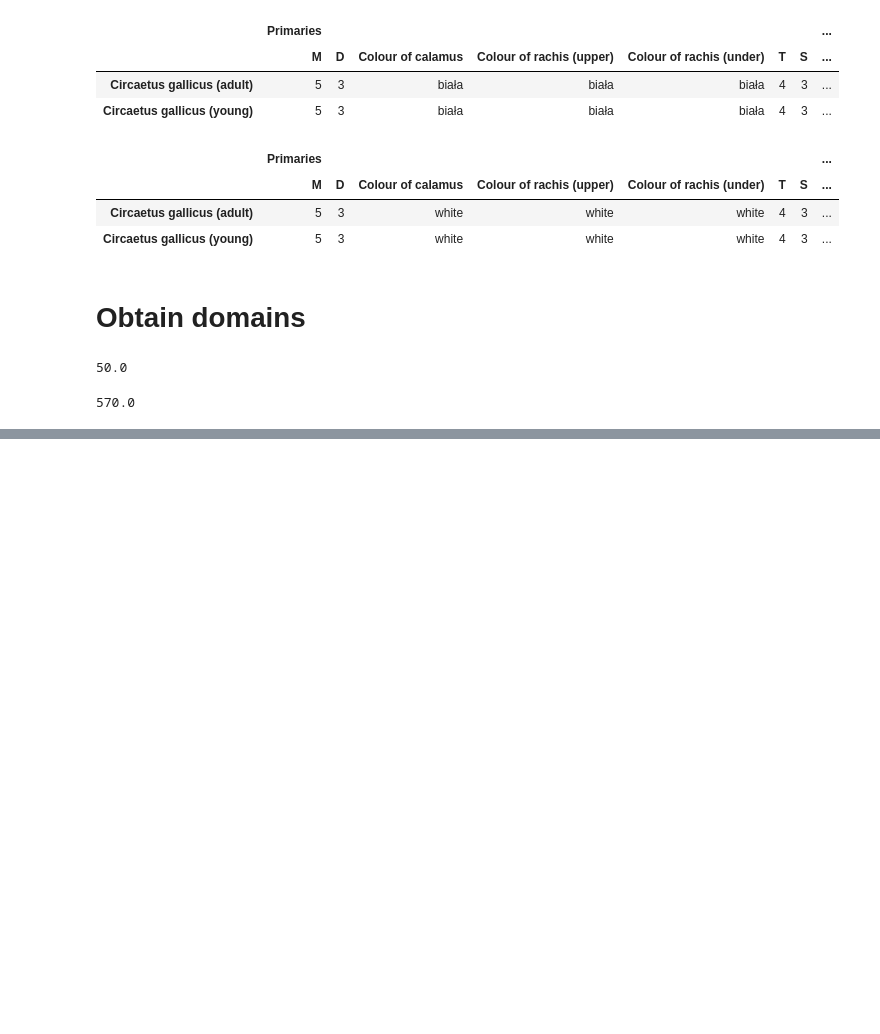
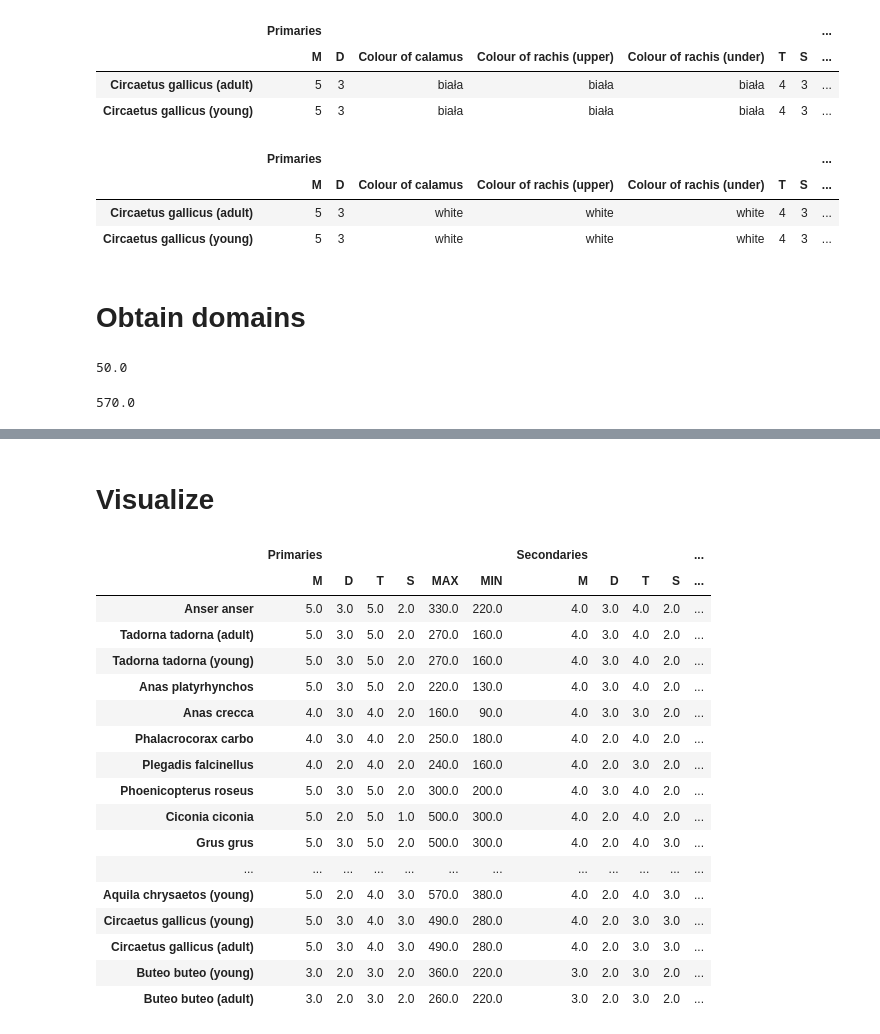
Before and after one commit to Maciej-GBS/SBC, a Jupyter notebook: knowledge/data-analysis.ipynb, the cells around one changed output, grey strips where cells are left out. Drawn from its saved outputs; the diff is of its cells as text; code cells hidden in the pictures; blank space fills up the shorter version.

```diff
--- a/knowledge/data-analysis.ipynb
+++ b/knowledge/data-analysis.ipynb
@@ -390,3 +390,5 @@ values_t
 | 0 | [brown, darkgrey, grey, lightgrey... | [black, brown, darkbrown, darkgre... | [black, brown, darkbrown, darkgre... | [black, brown, grey, lightgrey, n... | ... |
 # %%
 values_t.to_csv('domains.csv', index=False)
+# %% [markdown]
+# Visualize
@@ -392,0 +400,21 @@ values_t.to_csv('domains.csv', index=False)
+# %%
+df_num
+# %% [output]
+|  | Primaries |  |  |  |  |  | Secondaries |  |  |  | ... |
+|  | M | D | T | S | MAX | MIN | M | D | T | S | ... |
+| Anser anser | 5.0 | 3.0 | 5.0 | 2.0 | 330.0 | 220.0 | 4.0 | 3.0 | 4.0 | 2.0 | ... |
+| Tadorna tadorna (adult) | 5.0 | 3.0 | 5.0 | 2.0 | 270.0 | 160.0 | 4.0 | 3.0 | 4.0 | 2.0 | ... |
+| Tadorna tadorna (young) | 5.0 | 3.0 | 5.0 | 2.0 | 270.0 | 160.0 | 4.0 | 3.0 | 4.0 | 2.0 | ... |
+| Anas platyrhynchos | 5.0 | 3.0 | 5.0 | 2.0 | 220.0 | 130.0 | 4.0 | 3.0 | 4.0 | 2.0 | ... |
+| Anas crecca | 4.0 | 3.0 | 4.0 | 2.0 | 160.0 | 90.0 | 4.0 | 3.0 | 3.0 | 2.0 | ... |
+| Phalacrocorax carbo | 4.0 | 3.0 | 4.0 | 2.0 | 250.0 | 180.0 | 4.0 | 2.0 | 4.0 | 2.0 | ... |
+| Plegadis falcinellus | 4.0 | 2.0 | 4.0 | 2.0 | 240.0 | 160.0 | 4.0 | 2.0 | 3.0 | 2.0 | ... |
+| Phoenicopterus roseus | 5.0 | 3.0 | 5.0 | 2.0 | 300.0 | 200.0 | 4.0 | 3.0 | 4.0 | 2.0 | ... |
+| Ciconia ciconia | 5.0 | 2.0 | 5.0 | 1.0 | 500.0 | 300.0 | 4.0 | 2.0 | 4.0 | 2.0 | ... |
+| Grus grus | 5.0 | 3.0 | 5.0 | 2.0 | 500.0 | 300.0 | 4.0 | 2.0 | 4.0 | 3.0 | ... |
+| ... | ... | ... | ... | ... | ... | ... | ... | ... | ... | ... | ... |
+| Aquila chrysaetos (young) | 5.0 | 2.0 | 4.0 | 3.0 | 570.0 | 380.0 | 4.0 | 2.0 | 4.0 | 3.0 | ... |
+| Circaetus gallicus (young) | 5.0 | 3.0 | 4.0 | 3.0 | 490.0 | 280.0 | 4.0 | 2.0 | 3.0 | 3.0 | ... |
+| Circaetus gallicus (adult) | 5.0 | 3.0 | 4.0 | 3.0 | 490.0 | 280.0 | 4.0 | 2.0 | 3.0 | 3.0 | ... |
+| Buteo buteo (young) | 3.0 | 2.0 | 3.0 | 2.0 | 360.0 | 220.0 | 3.0 | 2.0 | 3.0 | 2.0 | ... |
+| Buteo buteo (adult) | 3.0 | 2.0 | 3.0 | 2.0 | 260.0 | 220.0 | 3.0 | 2.0 | 3.0 | 2.0 | ... |
```
Also changed, not shown: parts of 14 cells of this notebook, 4 other files.
